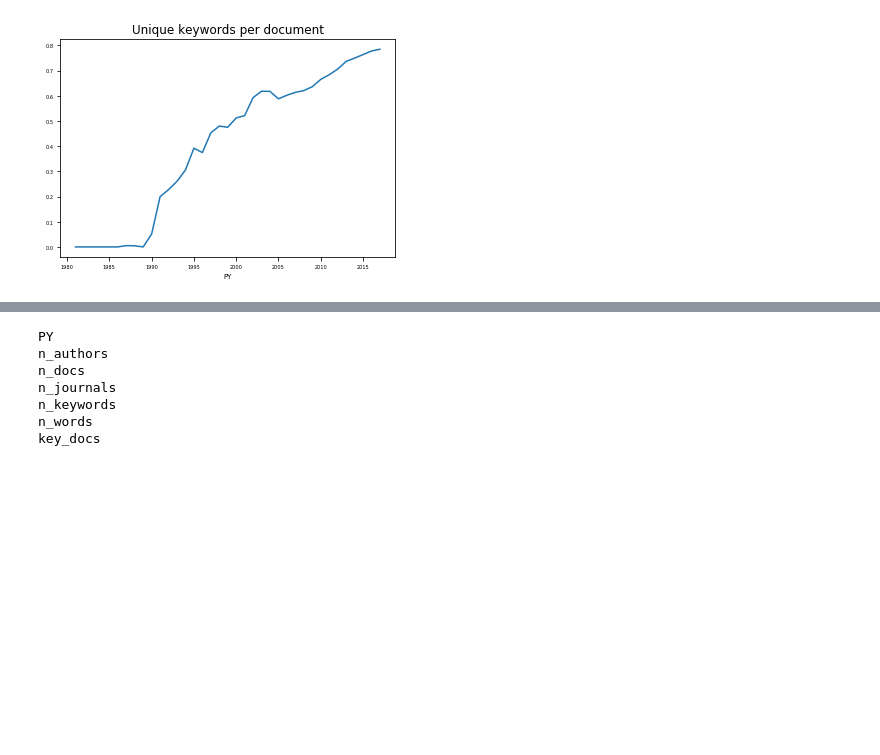
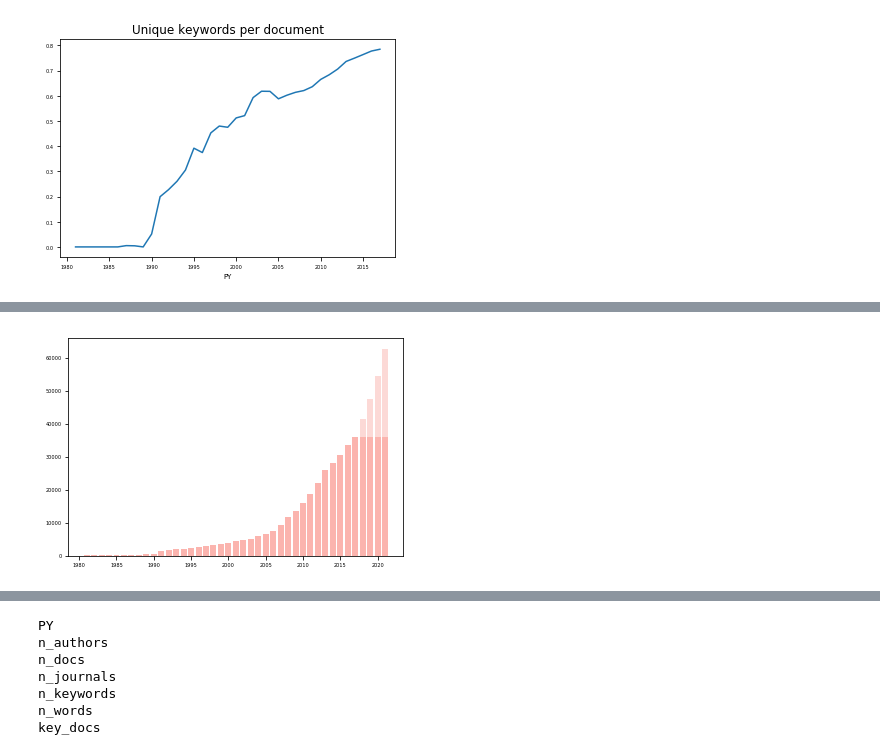
Before and after one commit to mcallaghan/big_literature, a Jupyter notebook: py/vs.ipynb, the cells around one changed output, grey strips where cells are left out. Drawn from its saved outputs; the diff is of its cells as text; code cells hidden in the pictures; blank space fills up the shorter version.

```diff
--- a/py/vs.ipynb
+++ b/py/vs.ipynb
@@ -107 +179,8 @@ df.to_csv('../data/vs.csv',index=False)
+# %%
+for y, group in docs.groupby('PY'):
+    plt.bar(y,group['lower_bound'],color='#fbb4ae')
+    if group['upper_bound'].iloc[0] > group['lower_bound'].iloc[0]:
+        plt.bar(y,group['upper_bound'],color='#fbb4ae',alpha=0.5)
+# %% [output]
+[figure, added]
 # %%
```
Also changed, not shown: parts of 4 cells of this notebook, 1 other file.
